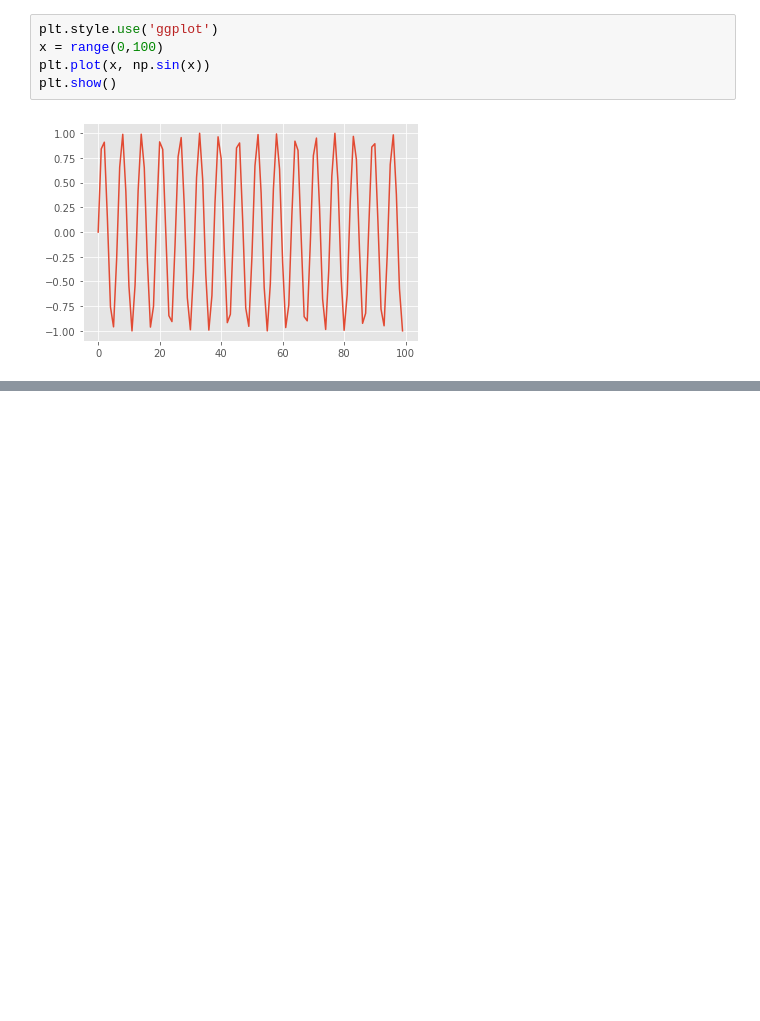
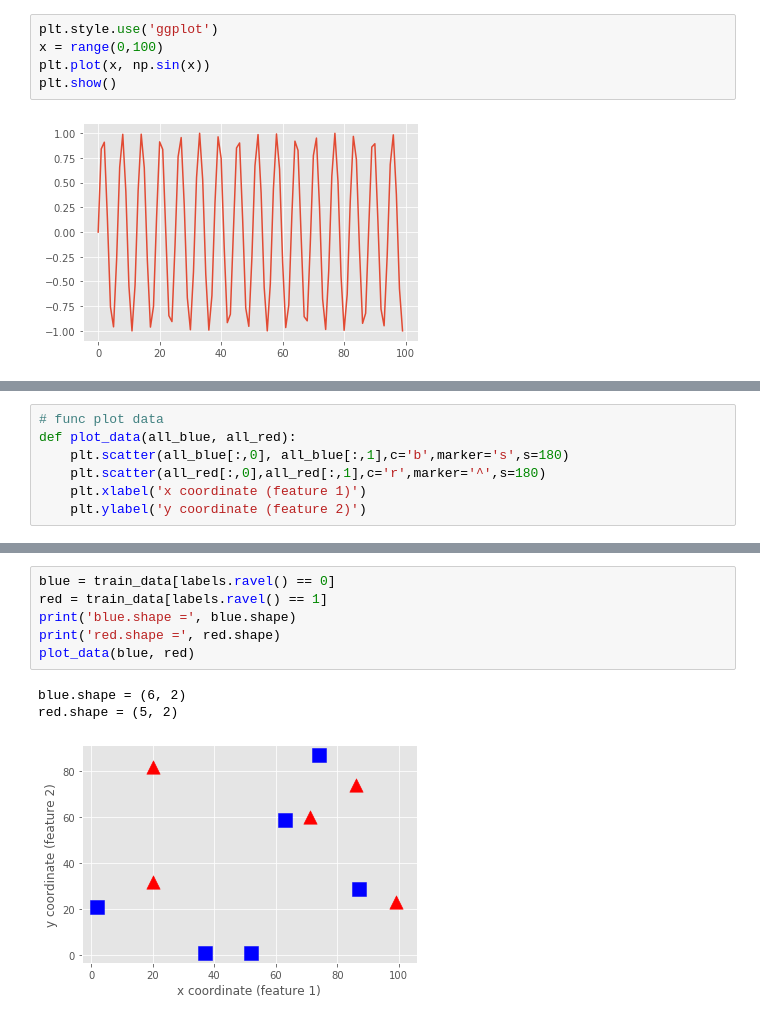
Before and after one commit to chenyunzheng/opencv-machine-learning, a Jupyter notebook: notebooks/practice/k-NN.ipynb, the cells around one changed output, grey strips where cells are left out. Cells and saved outputs as stored; diff of their text form; blank space fills up the shorter version.

```diff
--- a/notebooks/practice/k-NN.ipynb
+++ b/notebooks/practice/k-NN.ipynb
@@ -17,0 +73,7 @@ plt.show()
+# %%
+# func plot data
+def plot_data(all_blue, all_red):
+    plt.scatter(all_blue[:,0], all_blue[:,1],c='b',marker='s',s=180)
+    plt.scatter(all_red[:,0],all_red[:,1],c='r',marker='^',s=180)
+    plt.xlabel('x coordinate (feature 1)')
+    plt.ylabel('y coordinate (feature 2)')
@@ -17,0 +90,10 @@ plt.show()
+# %%
+blue = train_data[labels.ravel() == 0]
+red = train_data[labels.ravel() == 1]
+print('blue.shape =', blue.shape)
+print('red.shape =', red.shape)
+plot_data(blue, red)
+# %% [output]
+blue.shape = (6, 2)
+red.shape = (5, 2)
+[figure, added]
```
Also changed, not shown: parts of 15 cells of this notebook, 2 other files.
